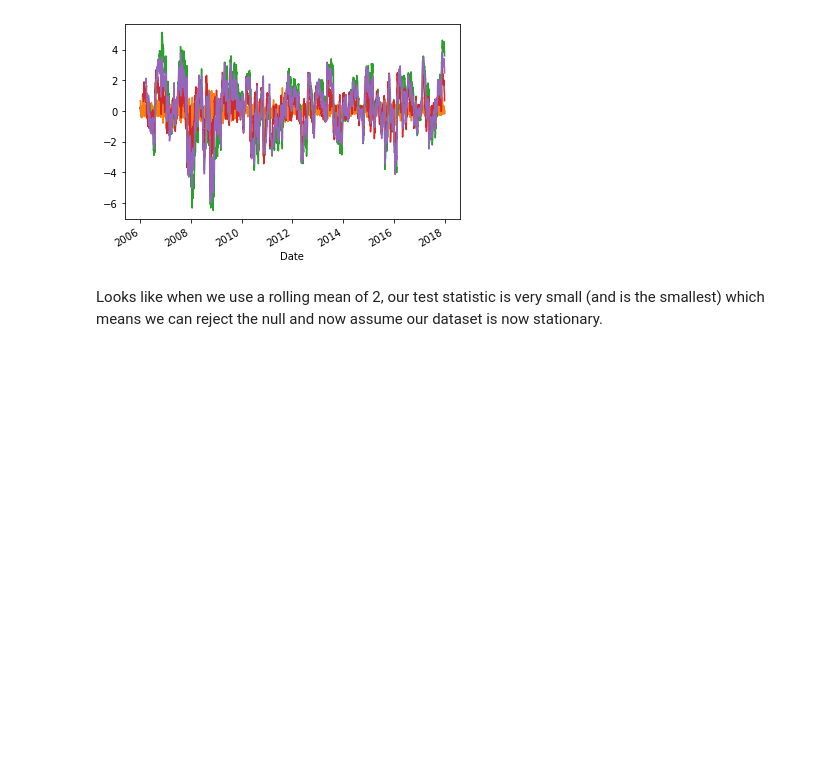
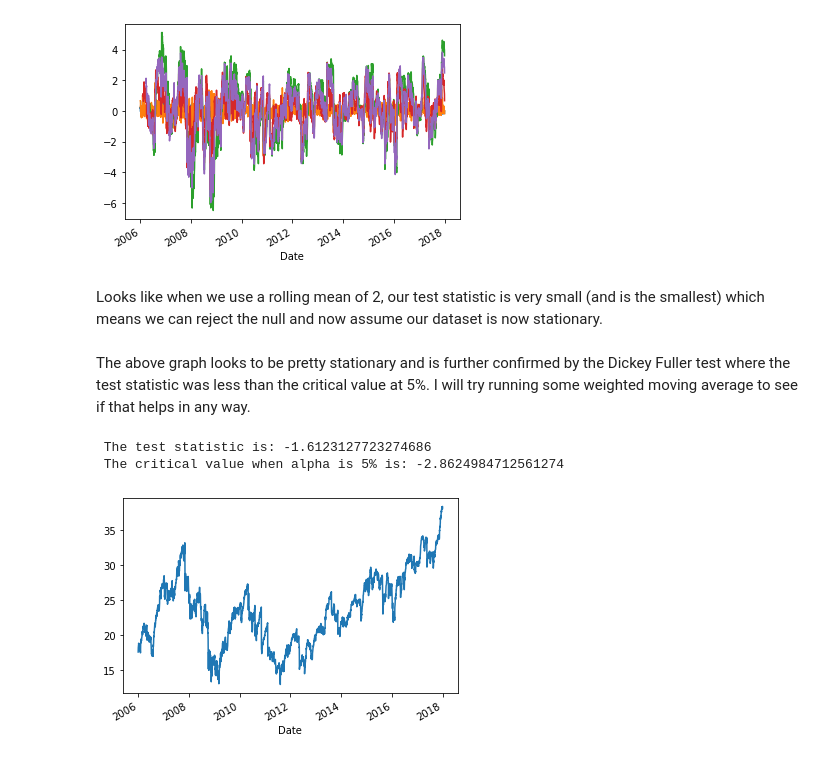
Before and after one commit to RogerPineda13/TimeSeriesP4, a Jupyter notebook: ALarsenWorkingNotebook.ipynb, the cells around one changed output. Cells and saved outputs as stored; diff of their text form; code cells hidden in the pictures; blank space fills up the shorter version.

Commit message:
have a stationary dataset, need to work on modeling

```diff
--- a/ALarsenWorkingNotebook.ipynb
+++ b/ALarsenWorkingNotebook.ipynb
@@ -201,3 +205,16 @@ for i in list_of_df:
 [figure]
 # %% [markdown]
 Looks like when we use a rolling mean of 2, our test statistic is very small (and is the smallest) which means we can reject the null and now assume our dataset is now stationary.
+# %% [markdown]
+The above graph looks to be pretty stationary and is further confirmed by the Dickey Fuller test where the test statistic was less than the critical value at 5%. I will try running some weighted moving average to see if that helps in any way.
+# %%
+weighted_average = df.ewm(halflife=2).std()
+weighted_average_2 = df.ewm(halflife=2).mean()
+# %%
+test = (df-weighted_average).dropna()
+dickey(test)
+test.plot();
+# %% [output]
+ The test statistic is: -1.6123127723274686
+ The critical value when alpha is 5% is: -2.8624984712561274
+[figure, added]
```
Also changed, not shown: parts of 15 cells of this notebook.
